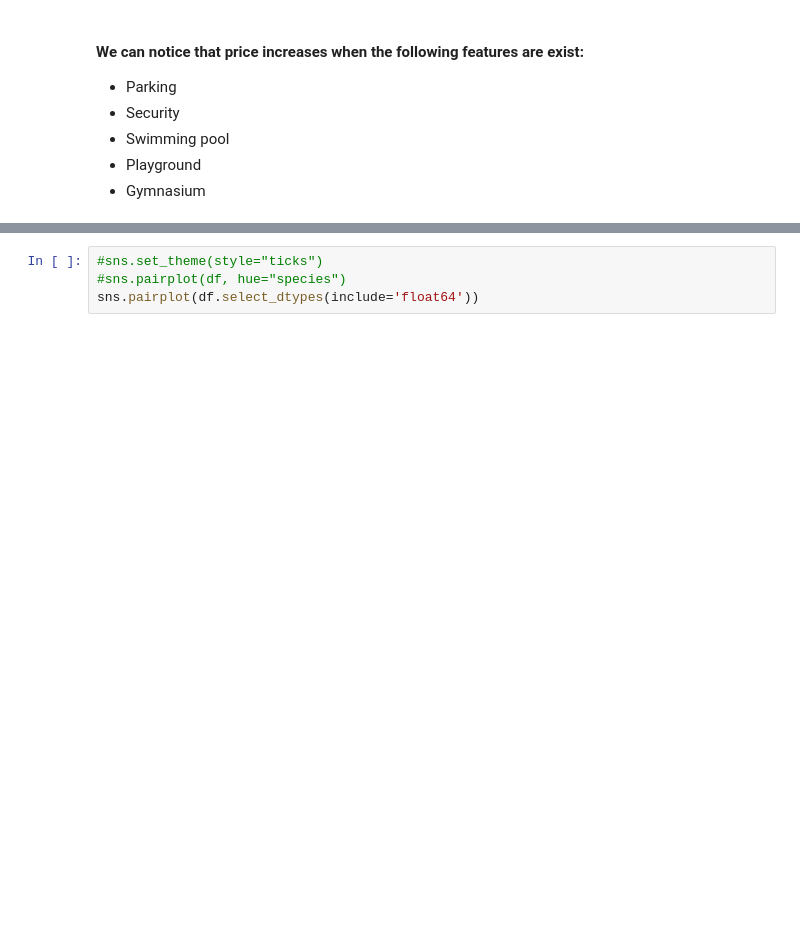
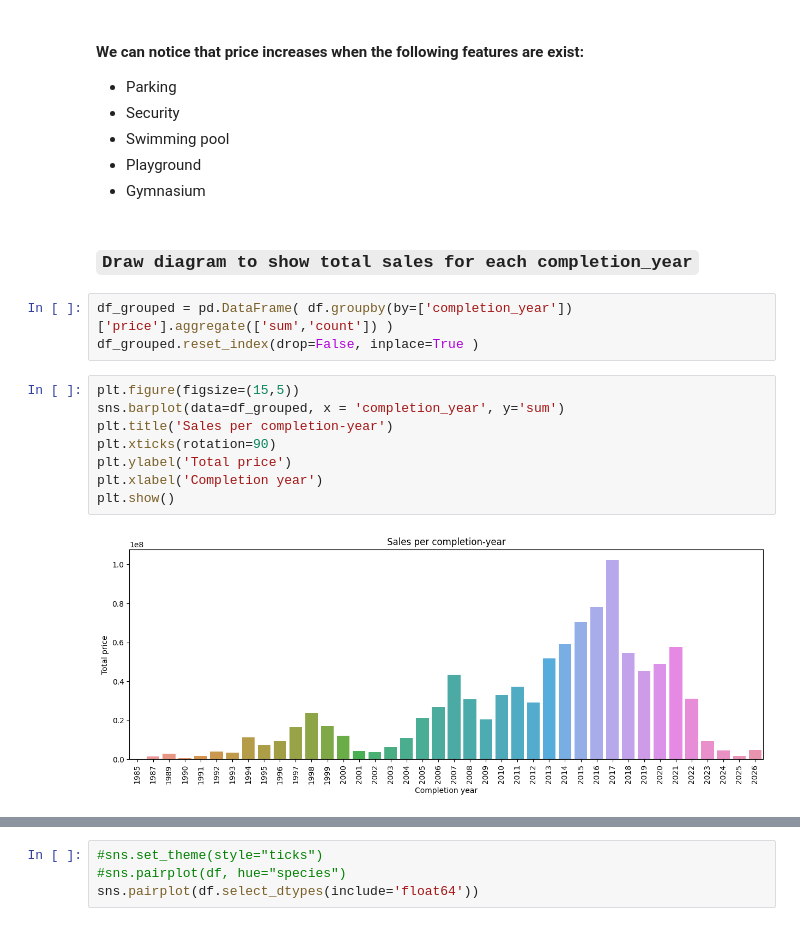
Before and after one commit to aahmedsherif/FinalProject, a Jupyter notebook: script.ipynb, the cells around one changed output, grey strips where cells are left out. Saved outputs shown, nothing was run; the diff lists cells and outputs as text; blank space fills up the shorter version.

Commit message:
add sales diagrams

```diff
--- a/script.ipynb
+++ b/script.ipynb
@@ -512,3 +512,18 @@ draw_histplots_for_price_with_columns('Features effect on price', df_price_filte
 - Swimming pool
 - Playground
 - Gymnasium
+# %% [markdown]
+### `Draw diagram to show total sales for each completion_year`
+# %%
+df_grouped = pd.DataFrame( df.groupby(by=['completion_year'])['price'].aggregate(['sum','count']) )
+df_grouped.reset_index(drop=False, inplace=True )
+# %%
+plt.figure(figsize=(15,5))
+sns.barplot(data=df_grouped, x = 'completion_year', y='sum')
+plt.title('Sales per completion-year')
+plt.xticks(rotation=90)
+plt.ylabel('Total price')
+plt.xlabel('Completion year')
+plt.show()
+# %% [output]
+[figure, added]
```
Also changed, not shown: parts of 8 cells of this notebook.
